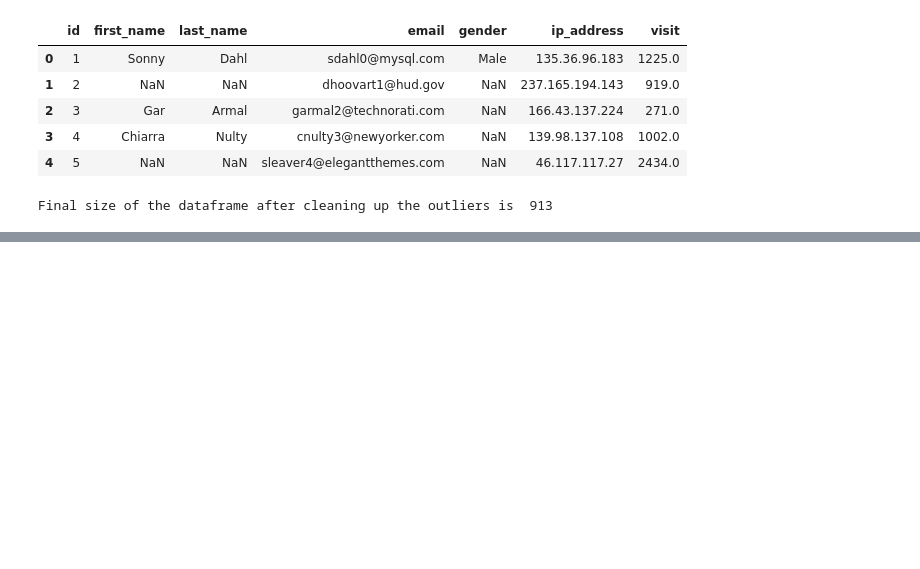
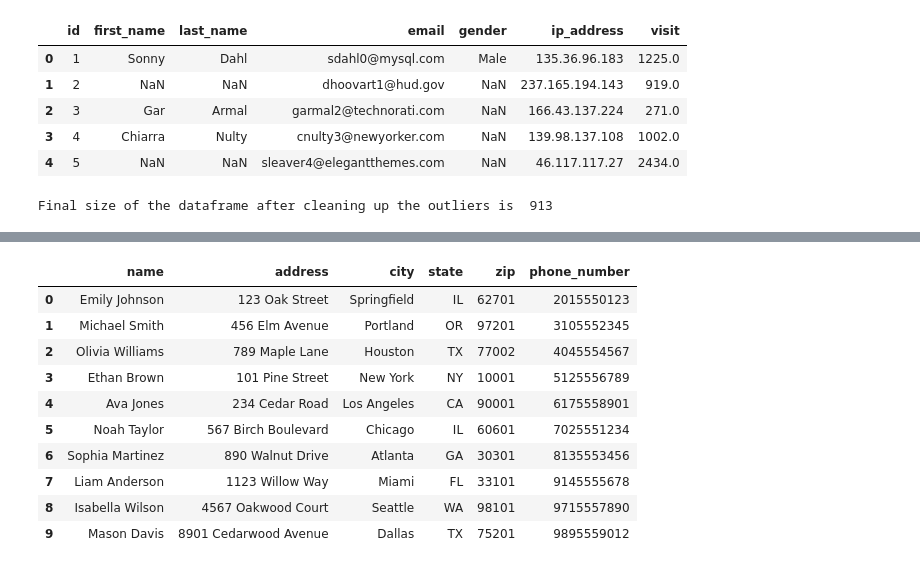
Before and after one commit to jshravan-git/Bellevue_540_DataWrangling, a Jupyter notebook: Janarthanan540Week5_6.ipynb, the cells around one changed output, grey strips where cells are left out. Saved outputs shown, nothing was run; the diff lists cells and outputs as text; code cells hidden in the pictures; blank space fills up the shorter version.

```diff
--- a/Janarthanan540Week5_6.ipynb
+++ b/Janarthanan540Week5_6.ipynb
@@ -284,0 +348,16 @@ Final size of the dataframe after cleaning up the outliers is  913
+# %%
+db = sqla.create_engine("sqlite:///mydata.sqlite")
+# %%
+pd.read_sql("SELECT * FROM user_profile", db)
+# %% [output]
+|  | name | address | city | state | zip | phone_number |
+| 0 | Emily Johnson | 123 Oak Street | Springfield | IL | 62701 | 2015550123 |
+| 1 | Michael Smith | 456 Elm Avenue | Portland | OR | 97201 | 3105552345 |
+| 2 | Olivia Williams | 789 Maple Lane | Houston | TX | 77002 | 4045554567 |
+| 3 | Ethan Brown | 101 Pine Street | New York | NY | 10001 | 5125556789 |
+| 4 | Ava Jones | 234 Cedar Road | Los Angeles | CA | 90001 | 6175558901 |
+| 5 | Noah Taylor | 567 Birch Boulevard | Chicago | IL | 60601 | 7025551234 |
+| 6 | Sophia Martinez | 890 Walnut Drive | Atlanta | GA | 30301 | 8135553456 |
+| 7 | Liam Anderson | 1123 Willow Way | Miami | FL | 33101 | 9145555678 |
+| 8 | Isabella Wilson | 4567 Oakwood Court | Seattle | WA | 98101 | 9715557890 |
+| 9 | Mason Davis | 8901 Cedarwood Avenue | Dallas | TX | 75201 | 9895559012 |
```
Also changed, not shown: parts of 10 cells of this notebook, 1 other file.
